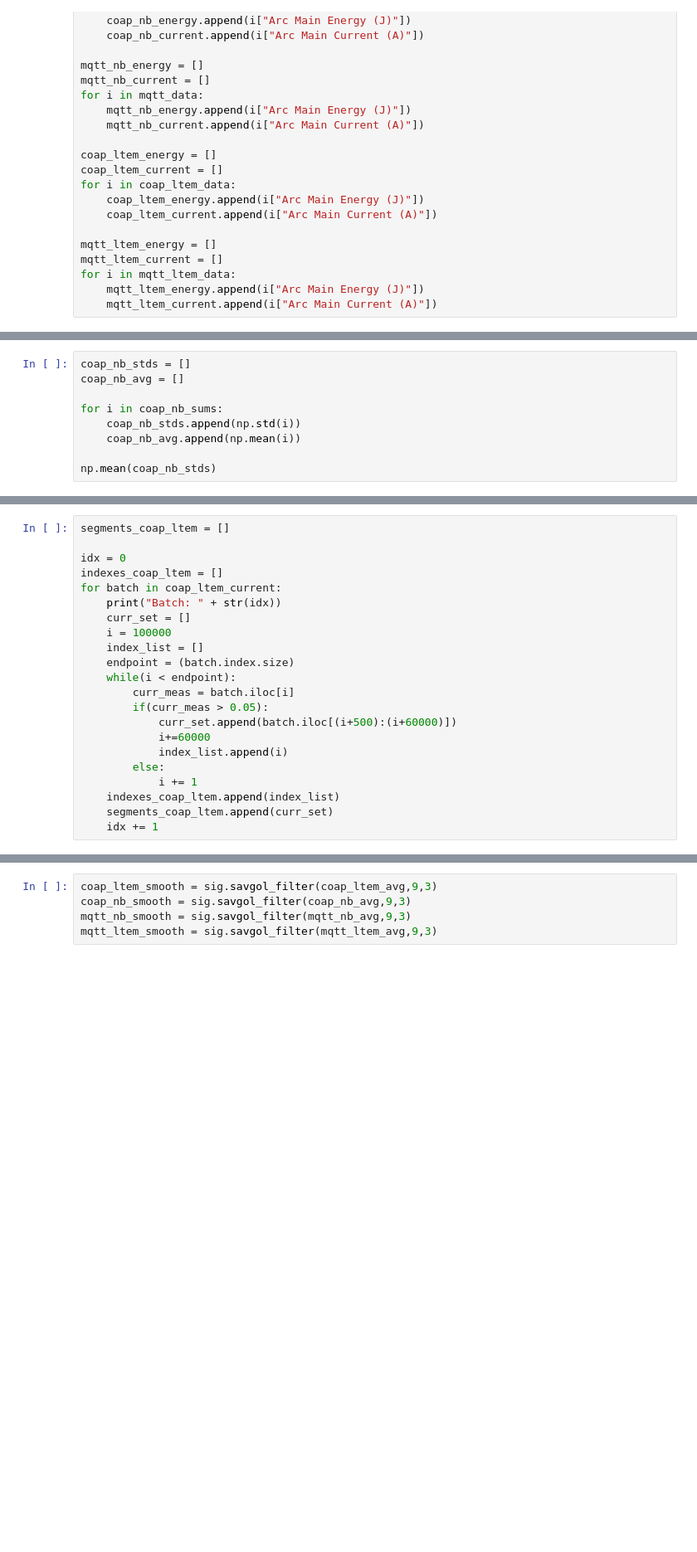
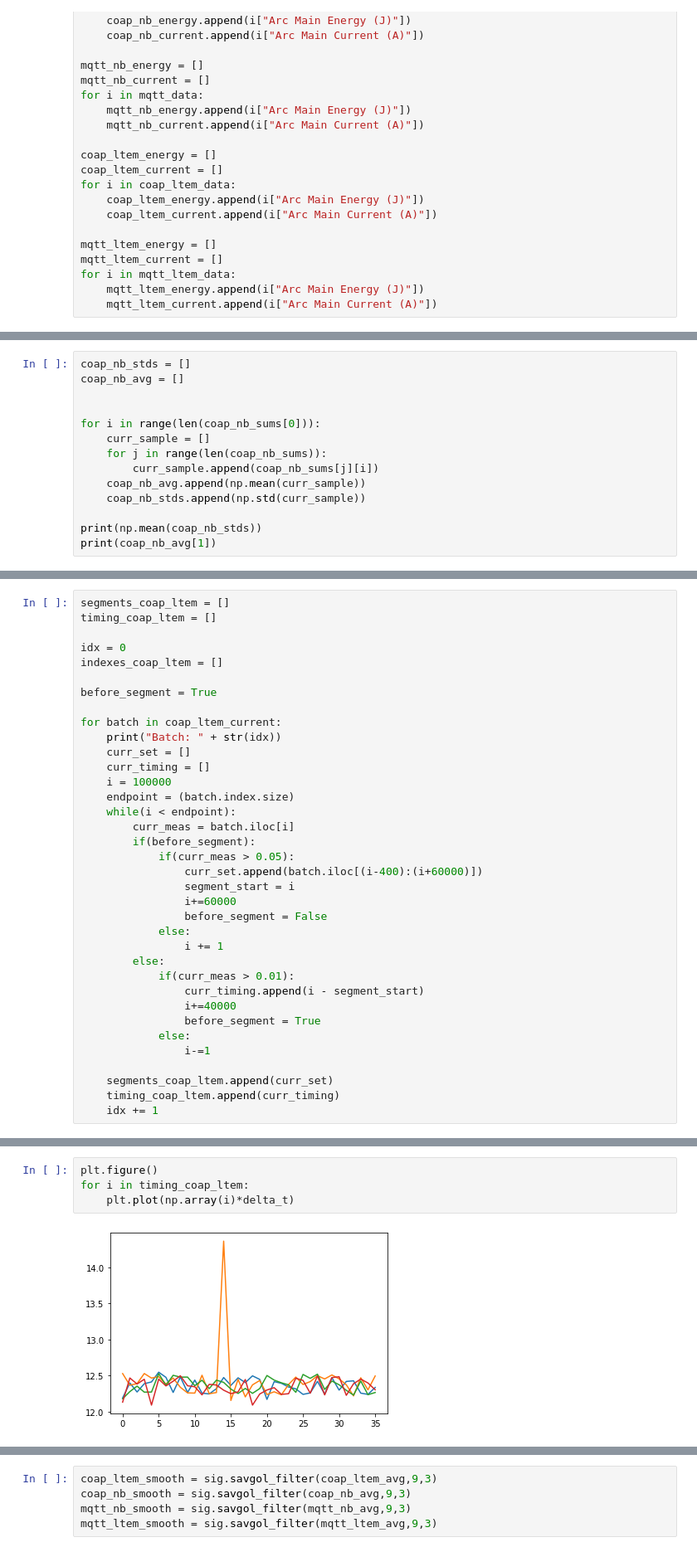
Before and after one commit to crfosse/dt_data, a Jupyter notebook: processing_sweep_psm.ipynb, the cells around one changed output, grey strips where cells are left out. Shown at 83% size. Cells and saved outputs as stored; diff of their text form; blank space fills up the shorter version.

```diff
--- a/processing_sweep_psm.ipynb
+++ b/processing_sweep_psm.ipynb
@@ -168,8 +197,13 @@ plt.xlabel("Payload size [Bytes]")
 coap_nb_stds = []
 coap_nb_avg = []
 
-for i in coap_nb_sums:
-    coap_nb_stds.append(np.std(i))
-    coap_nb_avg.append(np.mean(i))
 
-np.mean(coap_nb_stds)
+for i in range(len(coap_nb_sums[0])):
+    curr_sample = []
+    for j in range(len(coap_nb_sums)):
+        curr_sample.append(coap_nb_sums[j][i])
+    coap_nb_avg.append(np.mean(curr_sample))
+    coap_nb_stds.append(np.std(curr_sample))
+
+print(np.mean(coap_nb_stds))
+print(coap_nb_avg[1])
@@ -176,22 +213,36 @@ np.mean(coap_nb_stds)
 # %%
 segments_coap_ltem = []
+timing_coap_ltem = []
 
 idx = 0
 indexes_coap_ltem = []
+
+before_segment = True
+
 for batch in coap_ltem_current:
     print("Batch: " + str(idx))
     curr_set = []
+    curr_timing = []
     i = 100000
-    index_list = []
     endpoint = (batch.index.size)
     while(i < endpoint):
         curr_meas = batch.iloc[i]
-        if(curr_meas > 0.05):
-            curr_set.append(batch.iloc[(i+500):(i+60000)])
-            i+=60000
-            index_list.append(i)
+        if(before_segment):
+            if(curr_meas > 0.05):
+                curr_set.append(batch.iloc[(i-400):(i+60000)])
+                segment_start = i
+                i+=60000
+                before_segment = False
+            else:
+                i += 1
         else:
-            i += 1
-    indexes_coap_ltem.append(index_list)
+            if(curr_meas > 0.01):
+                curr_timing.append(i - segment_start)
+                i+=40000
+                before_segment = True
+            else:
+                i-=1
+
     segments_coap_ltem.append(curr_set)
+    timing_coap_ltem.append(curr_timing)
     idx += 1
@@ -198,3 +254,9 @@ for batch in coap_ltem_current:
+# %%
+plt.figure()
+for i in timing_coap_ltem:
+    plt.plot(np.array(i)*delta_t)
+# %% [output]
+[figure, added]
 # %%
 fig = plt.figure()
 ax = fig.add_subplot(111)
```
Also changed, not shown: parts of 34 cells of this notebook, 3 other files.
